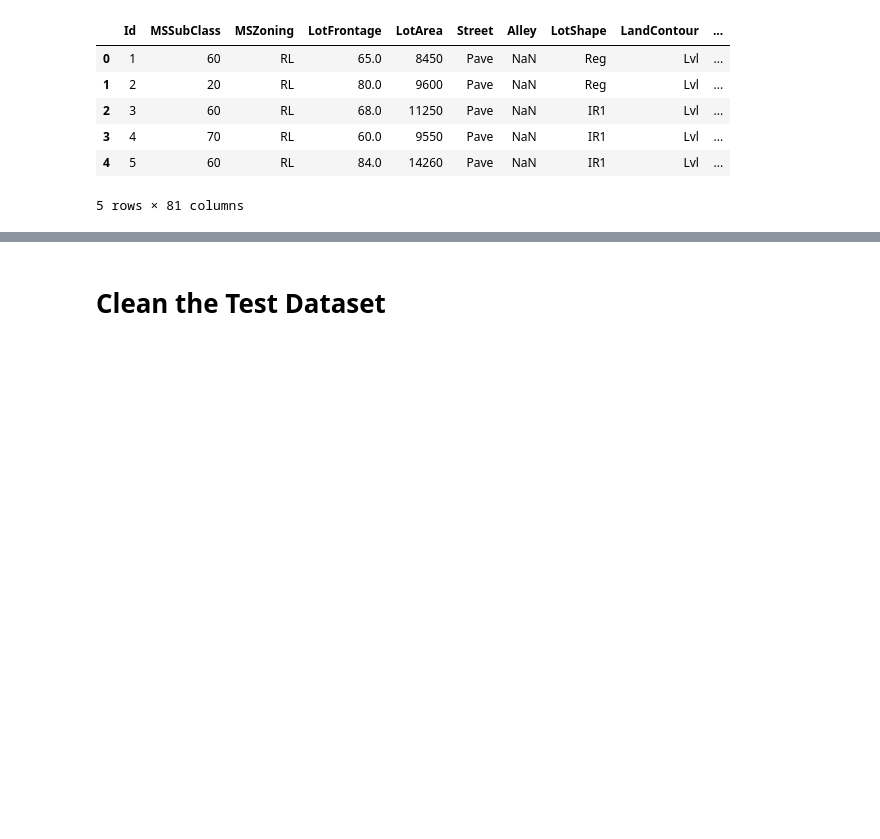
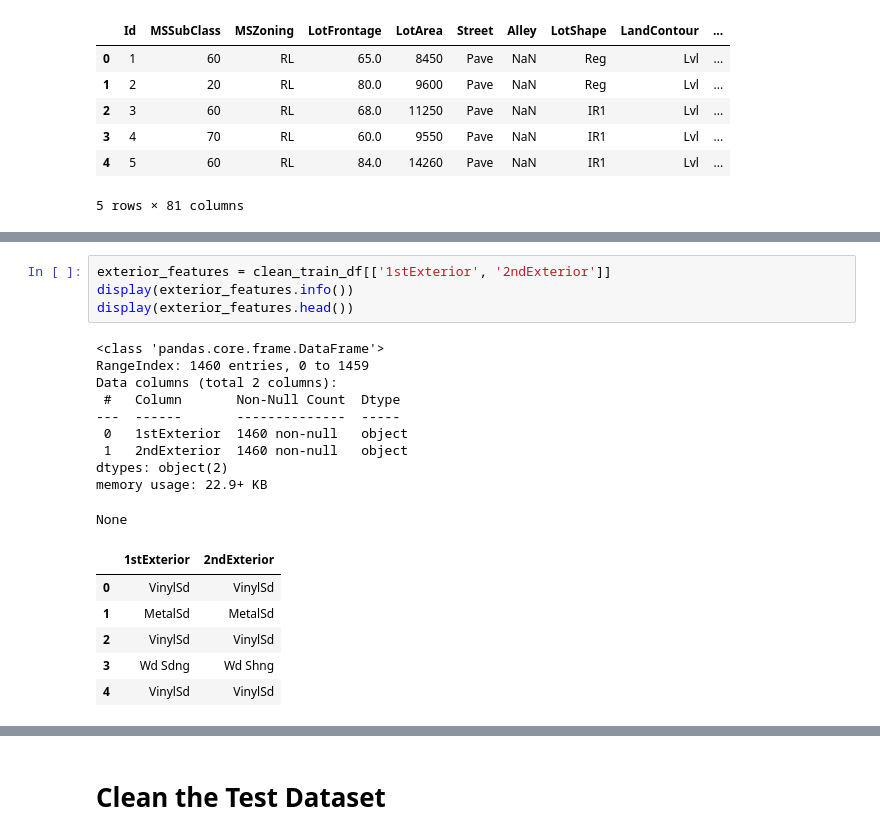
Before and after one commit to serpaulus/Predicting_the_Final_Home_Price, a Jupyter notebook: Predicting_Housing_Prices.ipynb, the cells around one changed output, grey strips where cells are left out. Saved outputs shown, nothing was run; the diff lists cells and outputs as text; blank space fills up the shorter version.

```diff
--- a/Predicting_Housing_Prices.ipynb
+++ b/Predicting_Housing_Prices.ipynb
@@ -199,0 +237,21 @@ clean_df['HouseStyle'].value_counts().to_frame()
+# %%
+exterior_features = clean_train_df[['1stExterior', '2ndExterior']]
+display(exterior_features.info())
+display(exterior_features.head())
+# %% [output]
+<class 'pandas.core.frame.DataFrame'>
+RangeIndex: 1460 entries, 0 to 1459
+Data columns (total 2 columns):
+ #   Column       Non-Null Count  Dtype
+---  ------       --------------  -----
+ 0   1stExterior  1460 non-null   object
+ 1   2ndExterior  1460 non-null   object
+dtypes: object(2)
+memory usage: 22.9+ KB
+None
+|  | 1stExterior | 2ndExterior |
+| 0 | VinylSd | VinylSd |
+| 1 | MetalSd | MetalSd |
+| 2 | VinylSd | VinylSd |
+| 3 | Wd Sdng | Wd Shng |
+| 4 | VinylSd | VinylSd |
```
Also changed, not shown: parts of 17 cells of this notebook.
